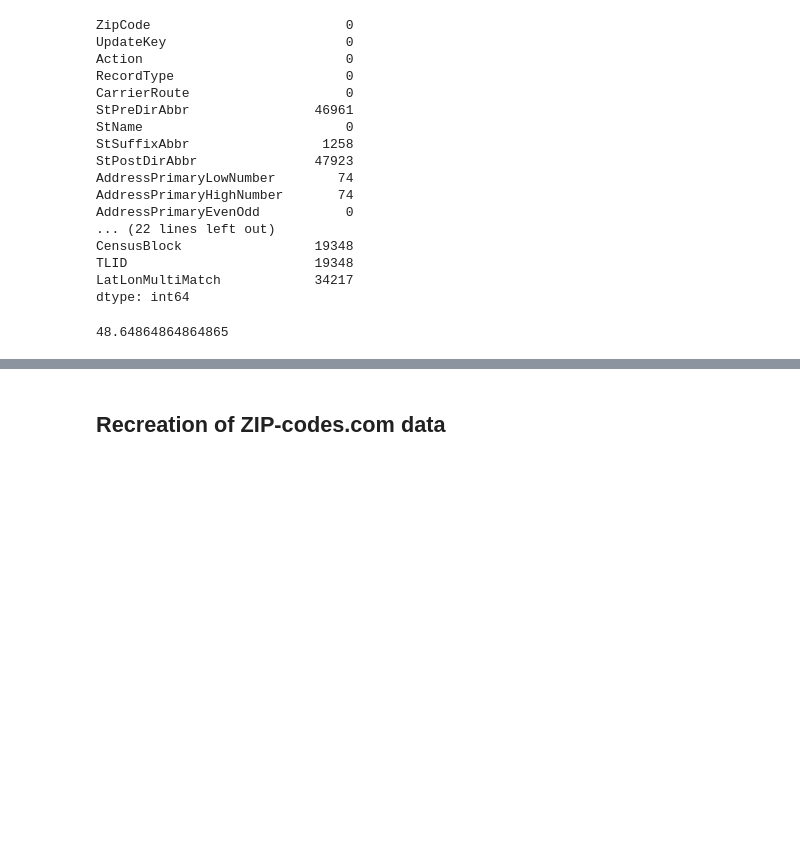
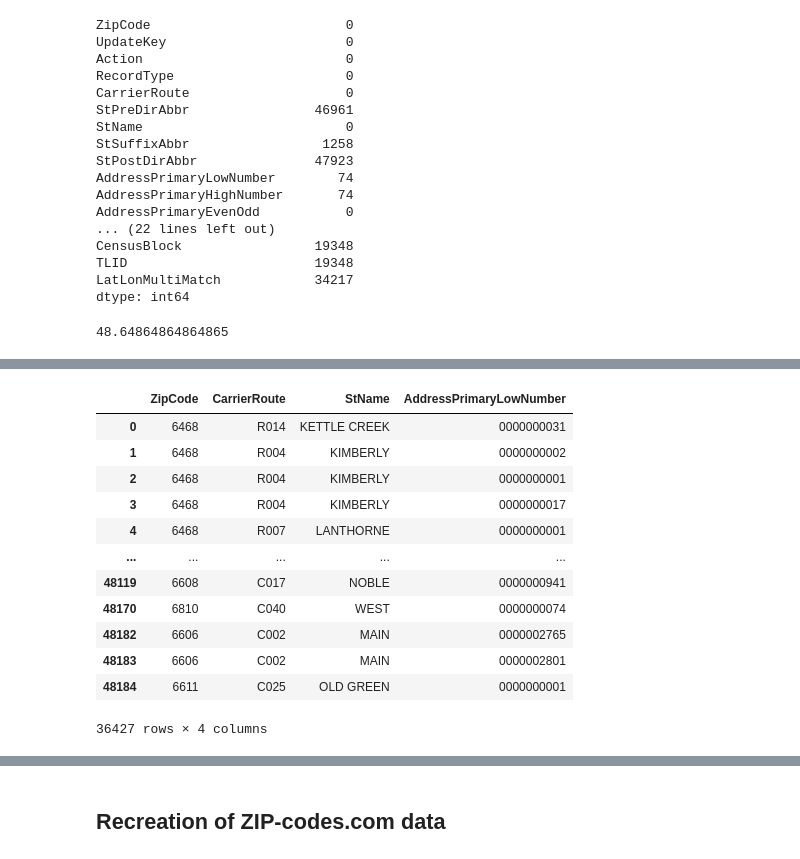
Before and after one commit to minhtriet/zipcodes, a Jupyter notebook: data_exploration.ipynb, the cells around one changed output, grey strips where cells are left out. Cells and saved outputs as stored; diff of their text form; code cells hidden in the pictures; blank space fills up the shorter version.

```diff
--- a/data_exploration.ipynb
+++ b/data_exploration.ipynb
@@ -69,0 +112,16 @@ sum(standard.isna().sum() > 0) / len(standard.columns) * 100
+# %%
+standard[['ZipCode', 'CarrierRoute', 'StName', 'AddressPrimaryLowNumber']].drop_duplicates()
+# %% [output]
+|  | ZipCode | CarrierRoute | StName | AddressPrimaryLowNumber |
+| 0 | 6468 | R014 | KETTLE CREEK | 0000000031 |
+| 1 | 6468 | R004 | KIMBERLY | 0000000002 |
+| 2 | 6468 | R004 | KIMBERLY | 0000000001 |
+| 3 | 6468 | R004 | KIMBERLY | 0000000017 |
+| 4 | 6468 | R007 | LANTHORNE | 0000000001 |
+| ... | ... | ... | ... | ... |
+| 48119 | 6608 | C017 | NOBLE | 0000000941 |
+| 48170 | 6810 | C040 | WEST | 0000000074 |
+| 48182 | 6606 | C002 | MAIN | 0000002765 |
+| 48183 | 6606 | C002 | MAIN | 0000002801 |
+| 48184 | 6611 | C025 | OLD GREEN | 0000000001 |
+36427 rows × 4 columns
```
Also changed, not shown: parts of 9 cells of this notebook.
